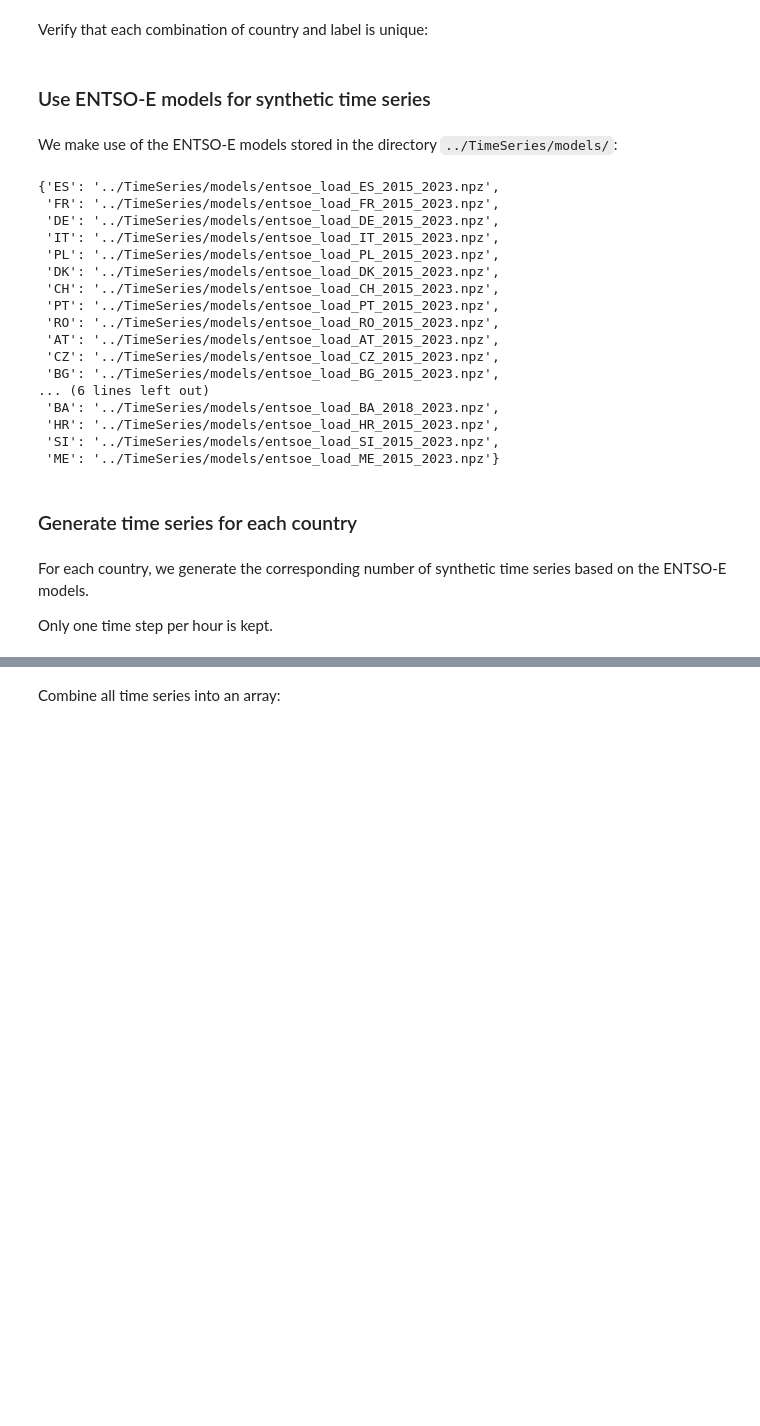
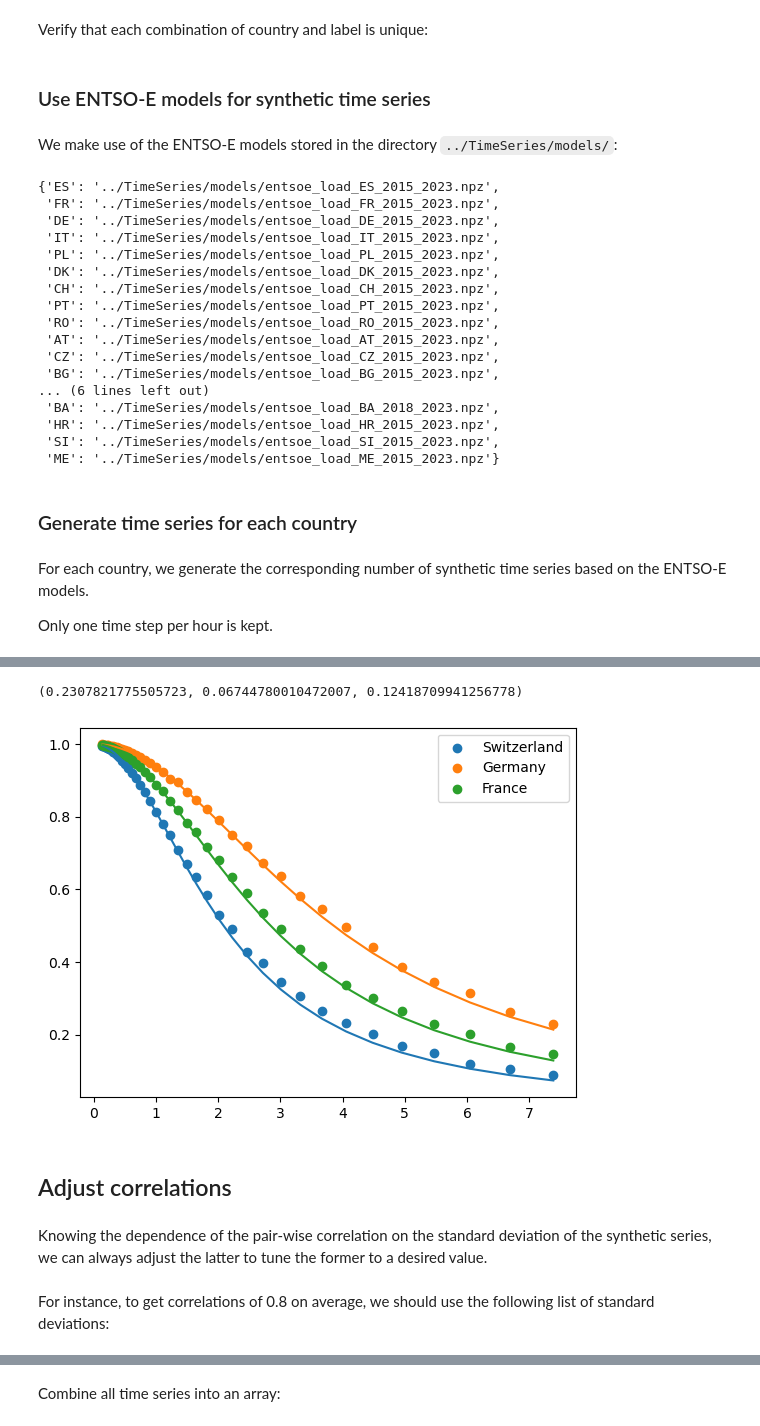
Before and after one commit to GeeeHesso/PowerData, a Jupyter notebook: doc/PanTaGruEl_time_series.ipynb, the cells around one changed output, grey strips where cells are left out. Saved outputs shown, nothing was run; the diff lists cells and outputs as text; code cells hidden in the pictures; blank space fills up the shorter version.

```diff
--- a/doc/PanTaGruEl_time_series.ipynb
+++ b/doc/PanTaGruEl_time_series.ipynb
@@ -142,0 +191,22 @@ loads_by_country = {country: generate_time_series(country, count) for country, c
+# %%
+ρ_CH = 1 / CH_correlations.mean() - 1
+ρ_DE = 1 / DE_correlations.mean() - 1
+ρ_FR = 1 / FR_correlations.mean() - 1
+ρ_CH, ρ_DE, ρ_FR
+# %% [output]
+(0.2307821775505723, 0.06744780010472007, 0.12418709941256778)
+# %%
+plt.plot(std_scaling_values, 1 / (1 + ρ_CH * std_scaling_values**2))
+plt.plot(std_scaling_values, 1 / (1 + ρ_DE * std_scaling_values**2))
+plt.plot(std_scaling_values, 1 / (1 + ρ_FR * std_scaling_values**2))
+plt.scatter(std_scaling_values, CH_correlations_scaling, label='Switzerland')
+plt.scatter(std_scaling_values, DE_correlations_scaling, label='Germany')
+plt.scatter(std_scaling_values, FR_correlations_scaling, label='France')
+plt.legend()
+plt.show()
+# %% [output]
+[figure, added]
+# %% [markdown]
+## Adjust correlations
+# %% [markdown]
+Knowing the dependence of the pair-wise correlation on the standard deviation of the synthetic series, we can always adjust the latter to tune the former to a desired value.
@@ -142,0 +216,2 @@ loads_by_country = {country: generate_time_series(country, count) for country, c
+# %% [markdown]
+For instance, to get correlations of 0.8 on average, we should use the following list of standard deviations:
```
Also changed, not shown: parts of 33 cells of this notebook.
